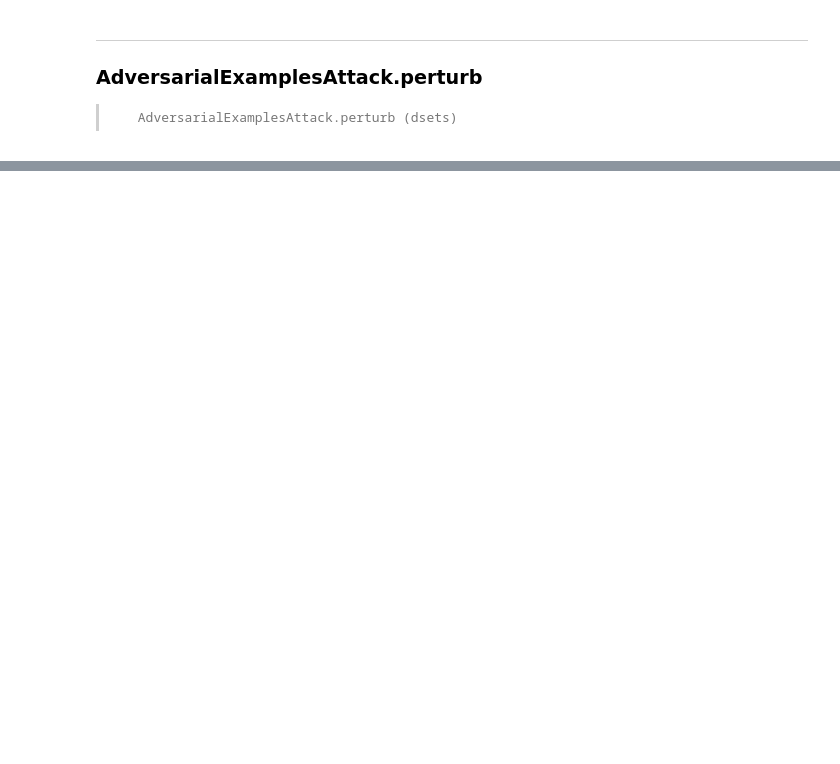
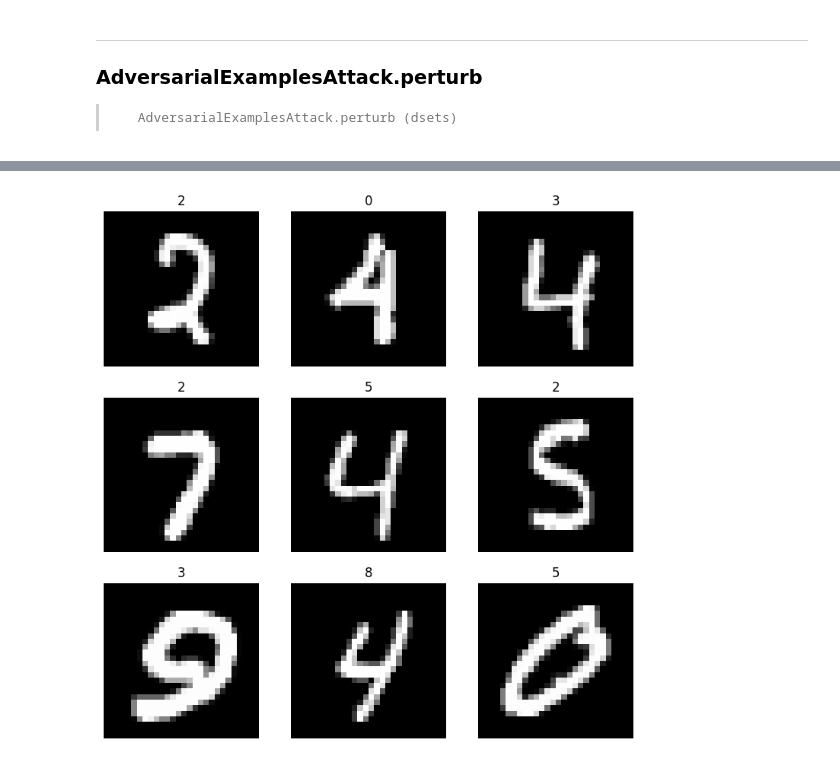
Before and after one commit to Irad-Zehavi/adv-ml, a Jupyter notebook: nbs/evasion.ipynb, the cells around one changed output, grey strips where cells are left out. Saved outputs shown, nothing was run; the diff lists cells and outputs as text; code cells hidden in the pictures; blank space fills up the shorter version.

```diff
--- a/nbs/evasion.ipynb
+++ b/nbs/evasion.ipynb
@@ -178,0 +191,8 @@ test(benign_accuracy, .1, le)
+# %%
+item2target = {item: str(random.choice(range(10))) for item in sub_dsets.items}
+inputs, targets = sub_dsets.tls
+random_targets = TfmdLists(targets.items, [item2target.__getitem__, Categorize()])
+random_targets_dsets = Datasets(tls=[inputs, random_targets])
+random_targets_dsets.dl().show_batch()
+# %% [output]
+[figure, added]
```
Also changed, not shown: parts of 12 cells of this notebook, 1 other file.
